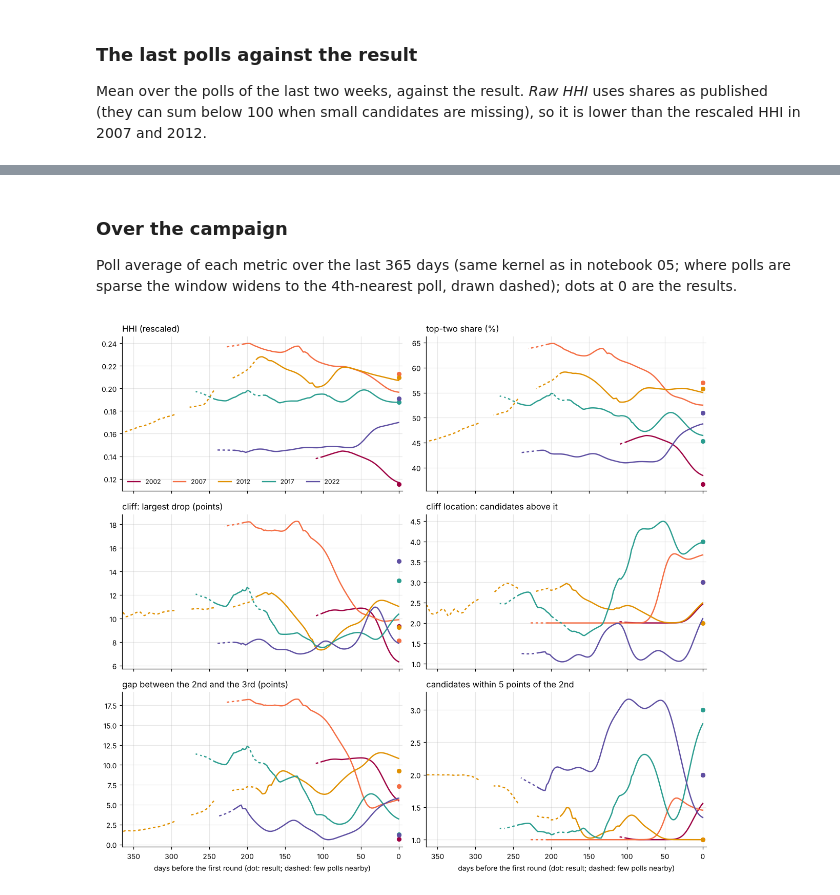
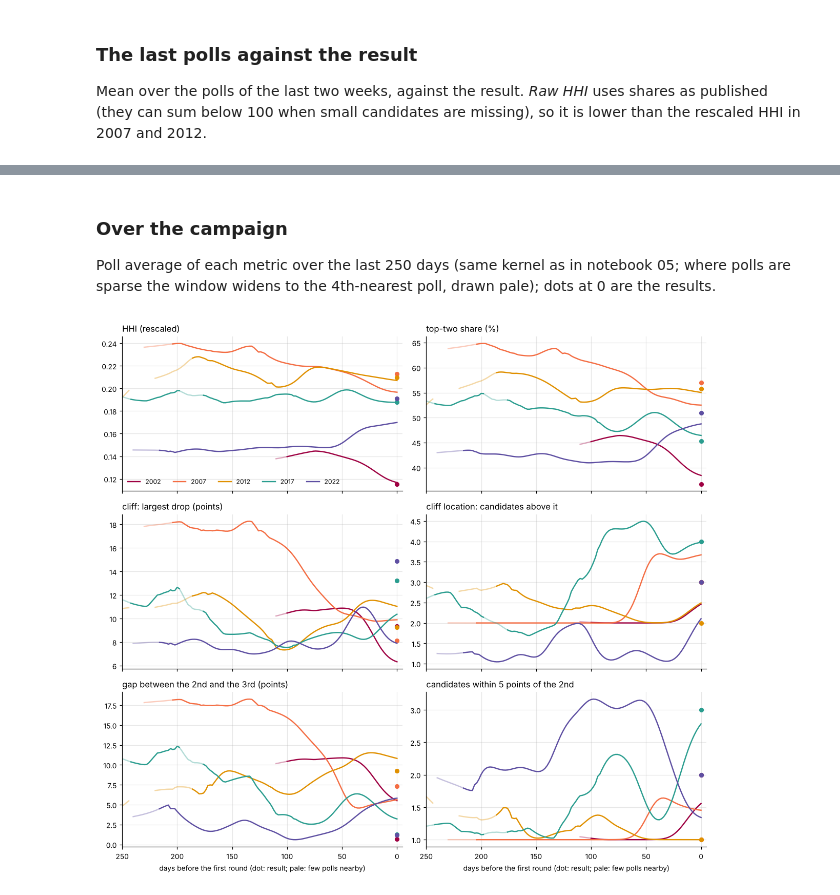
Before and after one commit to clarasalas/strategic-voting-polls-2RS, a Jupyter notebook: notebooks/06_polls_vs_results.ipynb, the cells around one changed output, grey strips where cells are left out. Cells and saved outputs as stored; diff of their text form; code cells hidden in the pictures.

Commit message:
Figures: sparse stretches pale instead of dashed; show the last 250 days
Co-Authored-By: Claude Opus 5.5 <noreply@anthropic.com>
Claude-Session: https://claude.ai/code/session_01Ei8EXrSe5Gqxa5KZhMUAze

```diff
--- a/notebooks/06_polls_vs_results.ipynb
+++ b/notebooks/06_polls_vs_results.ipynb
@@ -93,29 +93,29 @@ cmp[["hhi", "enp", "top2_share", "cliff", "cliff_location", "gap_23"]].round(3)
 # %% [markdown]
 ### Over the campaign
 
-Poll average of each metric over the last 365 days (same kernel as in notebook 05; where polls are sparse the window
-widens to the 4th-nearest poll, drawn dashed); dots at 0 are the results.
+Poll average of each metric over the last 250 days (same kernel as in notebook 05; where polls are sparse the window
+widens to the 4th-nearest poll, drawn pale); dots at 0 are the results.
 # %%
 GRID = np.arange(0, 366, 2)
 show = {"hhi": "HHI (rescaled)", "top2_share": "top-two share (%)",
         "cliff": "cliff: largest drop (points)", "cliff_location": "cliff location: candidates above it",
         "gap_23": "gap between the 2nd and the 3rd (points)", "n_in_contention": "candidates within 5 points of the 2nd"}
 fig, axes = plt.subplots(3, 2, figsize=(11, 10), sharex=True)
 evol = []
 for ax, (m, label) in zip(axes.flat, show.items()):
     for e in ELECTIONS:
         d = per_poll[per_poll["election"] == e]
         x, y = d["days_before"].to_numpy(), d[m].to_numpy(dtype=float)
         evol.append(average.smooth(x, y, GRID).assign(metric=m, election=e).reset_index())   # strict, for the table
         s = average.smooth(x, y, GRID, adaptive_k=4)                                          # widened, for drawing
         figures.line(ax, s.index, s["mean"], s["sparse"], color=E_COLOURS[e], lw=1.6, label=str(e))
         ax.plot(0, per_result.loc[e, m], "o", color=E_COLOURS[e], ms=5)
     ax.set_title(label, loc="left")
 axes[0, 0].legend(frameon=False, ncol=5, fontsize=8)
 for ax in axes[-1]:
-    ax.set_xlim(365, -5); ax.set_xlabel("days before the first round (dot: result; dashed: few polls nearby)")
+    ax.set_xlim(250, -5); ax.set_xlabel("days before the first round (dot: result; pale: few polls nearby)")
 fig.tight_layout()
 fig.savefig(FIGURES / "structure_over_campaign.png")
 pd.concat(evol).query("days_before % 14 == 0").round(4).to_csv(TABLES / "structure_poll_average.csv", index=False)
 # %% [output]
-[figure, old version]
+[figure, new version]
```
Also changed, not shown: 3 other files.
